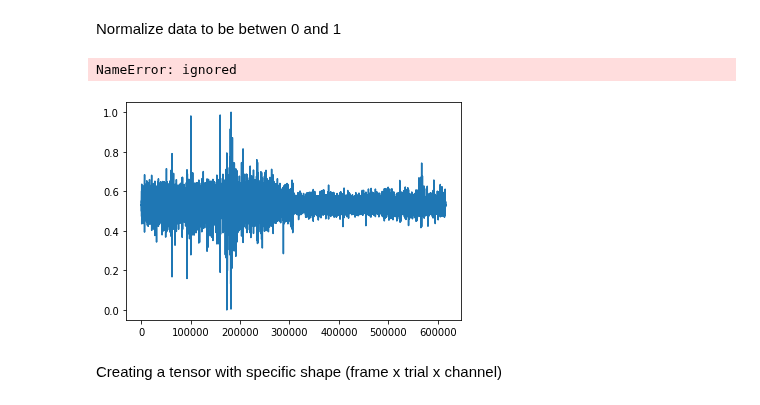
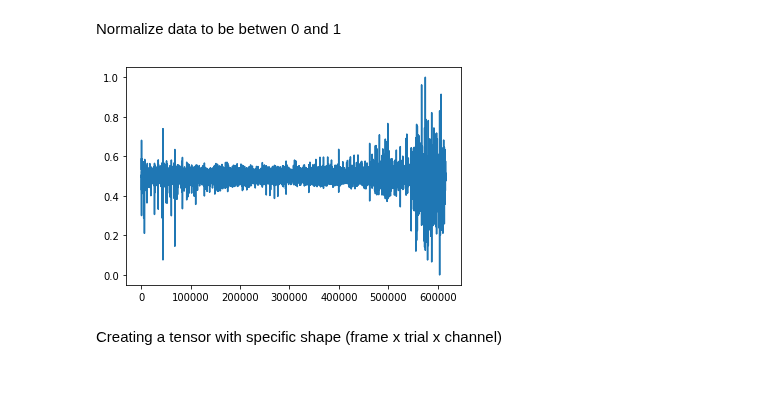
Before and after one commit to Gab2697/Human-Activity-Recognition, a Jupyter notebook: Baseline_CNN.ipynb, the cells around one changed output. Cells and saved outputs as stored; diff of their text form; code cells hidden in the pictures.

```diff
--- a/Baseline_CNN.ipynb
+++ b/Baseline_CNN.ipynb
@@ -275,23 +255,32 @@ def normalization(emg):
+# %%
+import numpy as np
+def normalize(x):
+  #Normalized Data
+  TA_norm = (x[0]-min(x[0]))/(max(x[0])-min(x[0]))
+  Gastroc_norm = (x[1]-min(x[1]))/(max(x[1])-min(x[1]))
+  RF_norm = (x[2]-min(x[2]))/(max(x[2])-min(x[2]))
+  BF_norm = (x[3]-min(x[3]))/(max(x[3])-min(x[3]))
+  return TA_norm,Gastroc_norm,RF_norm,BF_norm
 # %%
-#call normalization function
-df_grass_3_norm=normalization(df_grass_3_filt)
-df_asphalt_3_norm=normalization(df_asphalt_3_filt)
+#call filtering function
+df_grass_3_norm=normalize(df_grass_3_filt)
+df_asphalt_3_norm=normalize(df_asphalt_3_filt)
+df_grass_5_norm=normalize(df_grass_5_filt)
+df_asphalt_5_norm=normalize(df_asphalt_5_filt)
+df_grass_7_norm=normalize(df_grass_7_filt)
+df_asphalt_7_norm=normalize(df_asphalt_7_filt)
+df_grass_9_norm=normalize(df_grass_9_filt)
+df_asphalt_9_norm=normalize(df_asphalt_9_filt)
 
-df_grass_5_norm=normalization(df_grass_5_filt)
-df_asphalt_5_norm=normalization(df_aspahlt_5_filt)
-
-df_grass_7_norm=normalization(df_grass_7_filt)
-df_asphalt_7_norm=normalization(df_aspahlt_7_filt)
-
-df_grass_9_norm=normalization(df_grass_9_filt)
-df_asphalt_9_norm=normalization(df_aspahlt_9_filt)
+# df_grass_3_norm=normalize(df_grass_3_filt)
+# df_asphalt_3_norm=normalize(df_asphalt_3_filt)
+# df_grass_3_norm=normalize(df_grass_3_filt)
+# df_asphalt_3_norm=normalize(df_asphalt_3_filt)
-# %% [output]
-NameError: ignored
 # %%
-plt.plot(df_grass_3_norm[1])
+plt.plot(df_asphalt_3_norm[1])
 plt.show()
 # %% [output]
-[figure, old version]
+[figure, new version]
 # %% [markdown]
 Creating a tensor with specific shape (frame x trial x channel)
 # %%
```
Also changed, not shown: parts of 7 cells of this notebook.
